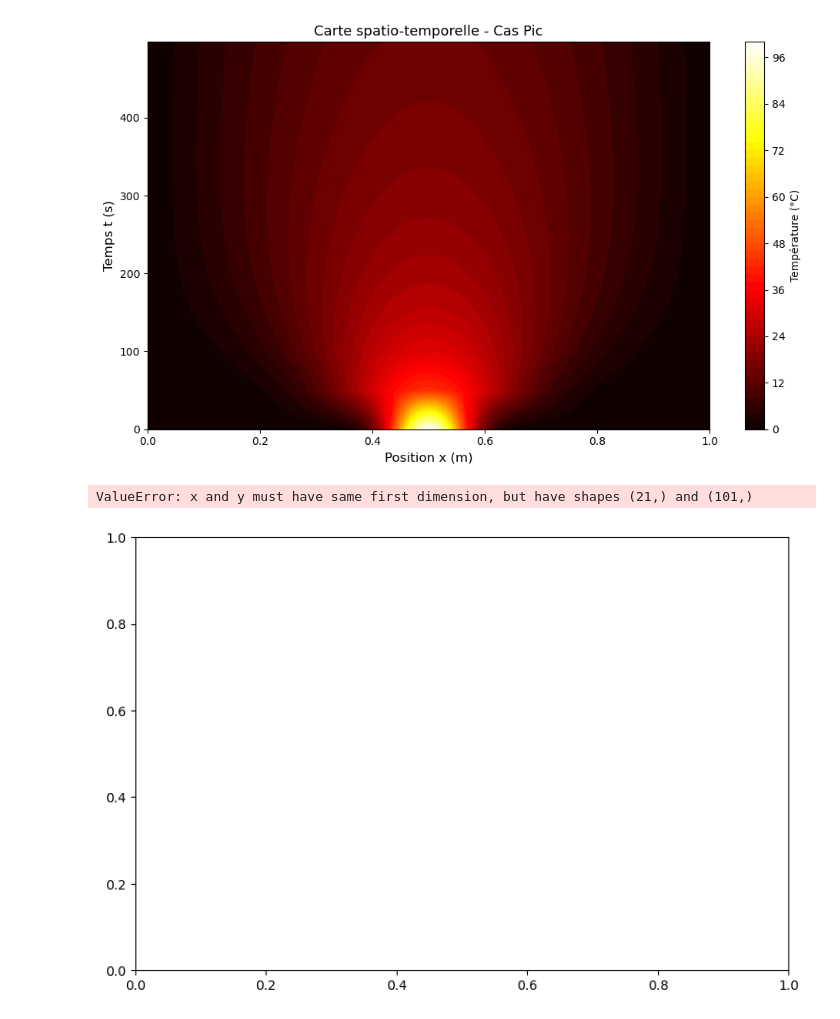
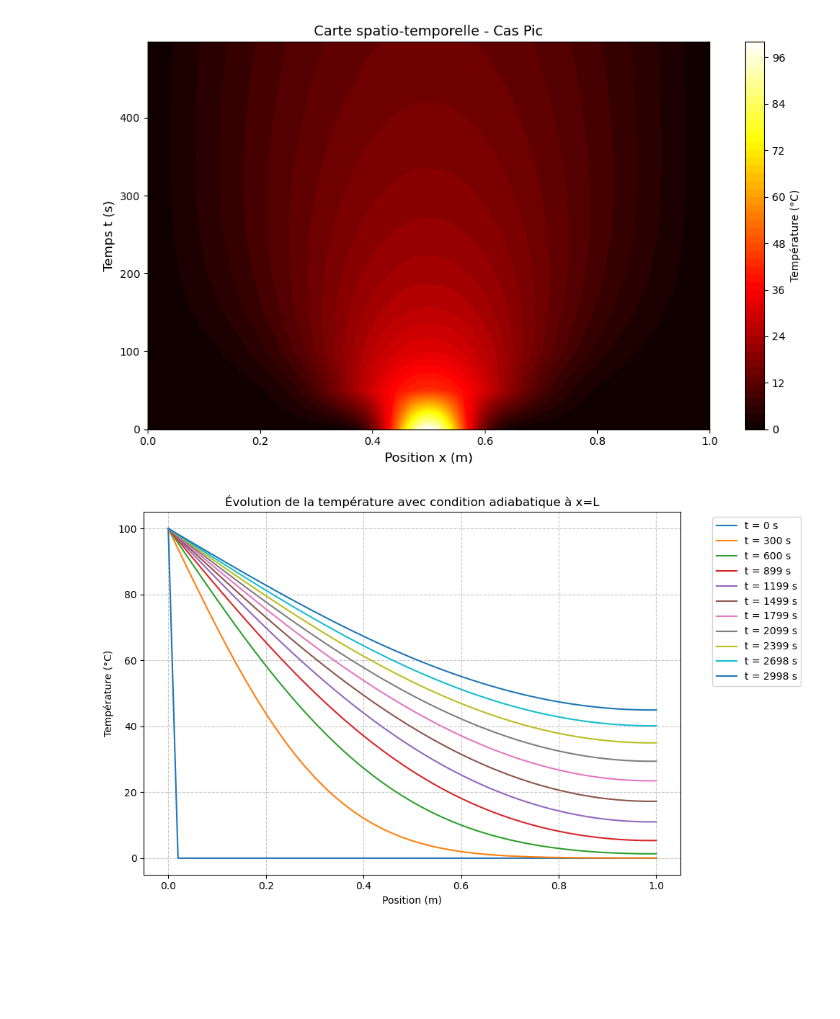
Before and after one commit to Amipha/outils-num, a Jupyter notebook: TP1.ipynb, the cells around one changed output. Saved outputs shown, nothing was run; the diff lists cells and outputs as text; code cells hidden in the pictures; blank space fills up the shorter version.

```diff
--- a/TP1.ipynb
+++ b/TP1.ipynb
@@ -171,18 +171,20 @@ def simulation_chaleur (L , alpha , N , r , t_fin , T_gauche ,T_droite , T_init
 
     return x , np . array ( t_save ) , np . array ( T_save )
 
-def Tracer_T_x(x, t, T):
-    fig , ax = plt.subplots(figsize = (9 , 6) )
-    colors = cm.plasma(np.linspace(0 , 1 , len(T_save)))
+def Tracer_T_x(x, t_save, T_save):
+    """
+    Génère le graphique de l'évolution de la température dans le temps.
+    """
+    plt.figure(figsize=(10, 6))
 
-    for k, (T_k, t_k) in enumerate(zip(T_save, t_save)):
-        ax.plot (x , T_k , color=colors[k], label=f"t = {t_k:.4f} s")
+    for i in range(len(t_save)):
+        plt.plot(x, T_save[i], label=f"t = {t_save[i]:.0f} s")
 
-    ax.set_xlabel (  "Position x ( m )" )
-    ax.set_ylabel ( "Temperature T ( degC )" )
-    ax.legend(loc='upper right')
-    ax.set_title ( "Evolution du profil de température de la barre" )
-    ax.grid (True, linestyle = "--"  , alpha = 0.5)
+    plt.title("Évolution de la température avec condition adiabatique à x=L")
+    plt.xlabel("Position (m)")
+    plt.ylabel("Température (°C)")
+    plt.grid(True, linestyle='--', alpha=0.7)
+    plt.legend(bbox_to_anchor=(1.05, 1), loc='upper left')
     plt.tight_layout()
     plt.show()
 
@@ -426,6 +428,8 @@ plt.show()
 [figure]
 [figure]
 # %%
+
+
 def simulation_chaleur_adiabatique (L , alpha , N , r , t_fin , T_gauche ,T_droite , f_init , save_step =10) :
     """
     Resout l'equation de la chaleur 1D par schema FTCS
@@ -444,35 +448,42 @@ def simulation_chaleur_adiabatique (L , alpha , N , r , t_fin , T_gauche ,T_droi
     save_frac : fraction de pas de temps a sauvegarder
 
     Retourne
     --------
     x, t_save, T_save
     """
     dx = L / N
     dt = r * dx**2 / alpha
     nt = int(t_fin / dt)
 
     x = np.linspace(0, L, N+1)
     T = f_init(x)
     T[0] = T_gauche
-    T[-1] = T_droite
 
     save_every = max(1, nt // save_frac)
     T_save, t_save = [T.copy()], [0.0]
 
     for n in range(nt):
         T[1:-1] = T[1:-1] + r * (T[2:] - 2*T[1:-1] + T[:-2])
         # Imposition de la condition adiabatique: flux nul à x=L -> T(N) = T(N-1)
         T[-1] = T[-2]
 
         if (n + 1) % save_every == 0:
             T_save.append(T.copy())
             t_save.append((n + 1) * dt)
 
     return x, np.array(t_save), np.array(T_save)
 
 
-x_ad, T_ad, T_ad = simulation_chaleur_adiabatique (L , alpha , N , r , t_fin , T_gauche ,T_droite , f_init=f_init_zero , save_step =10)
-Tracer_T_x(x_ad, T_ad, t_ad)
+x_ad, t_ad, T_ad = simulation_chaleur_adiabatique (
+    L=1.0,
+    alpha=1.11e-4,
+    N=50,
+    r=0.4,
+    t_fin=3000,
+    T_gauche=100,
+    T_droite=0,
+    f_init=f_init_zero,
+    save_step=10)
+Tracer_T_x(x_ad, t_ad, T_ad)
 # %% [output]
-ValueError: x and y must have same first dimension, but have shapes (21,) and (101,)
-[figure, old version]
+[figure, new version]
```
Also changed, not shown: parts of 3 cells of this notebook, 2 other files.
